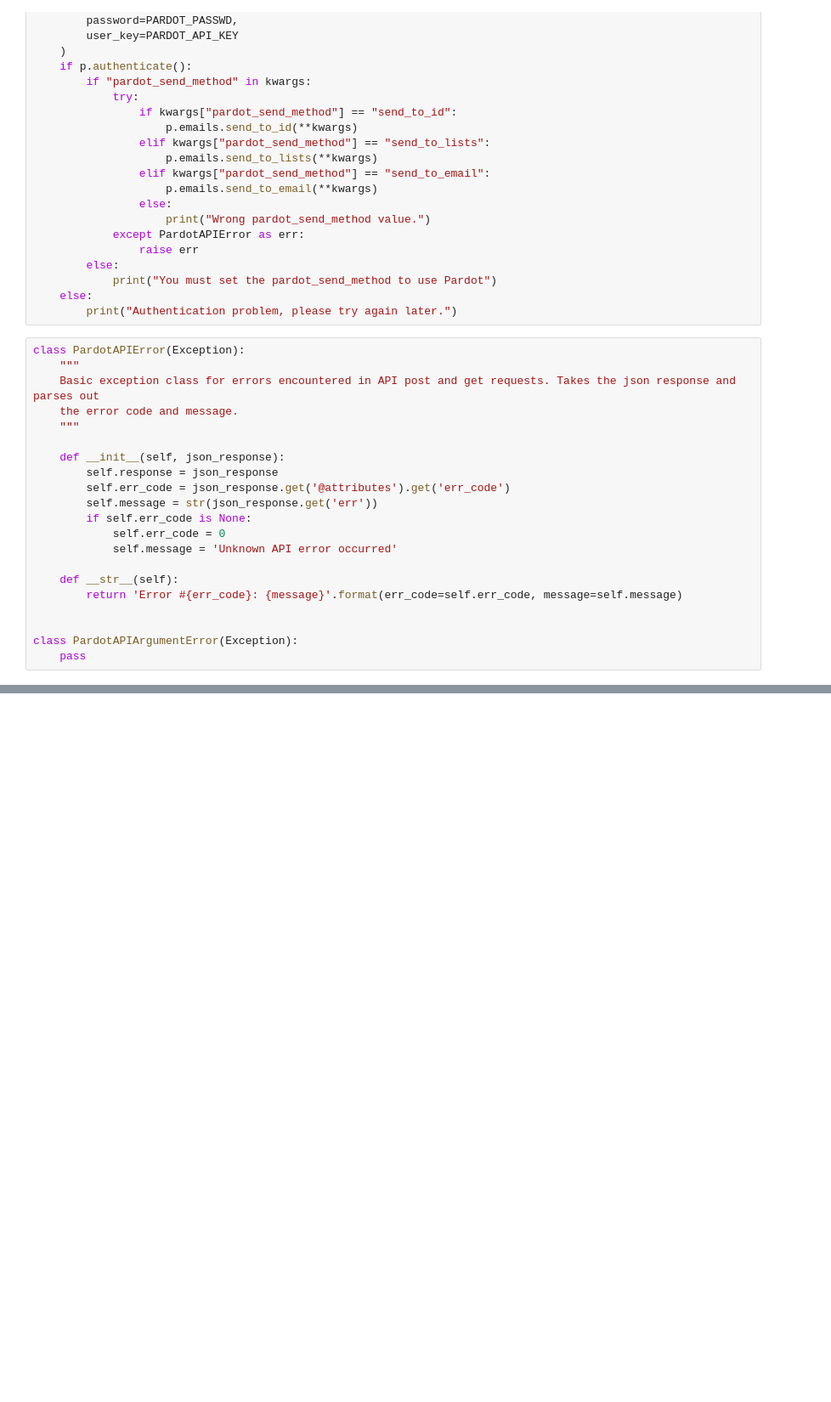
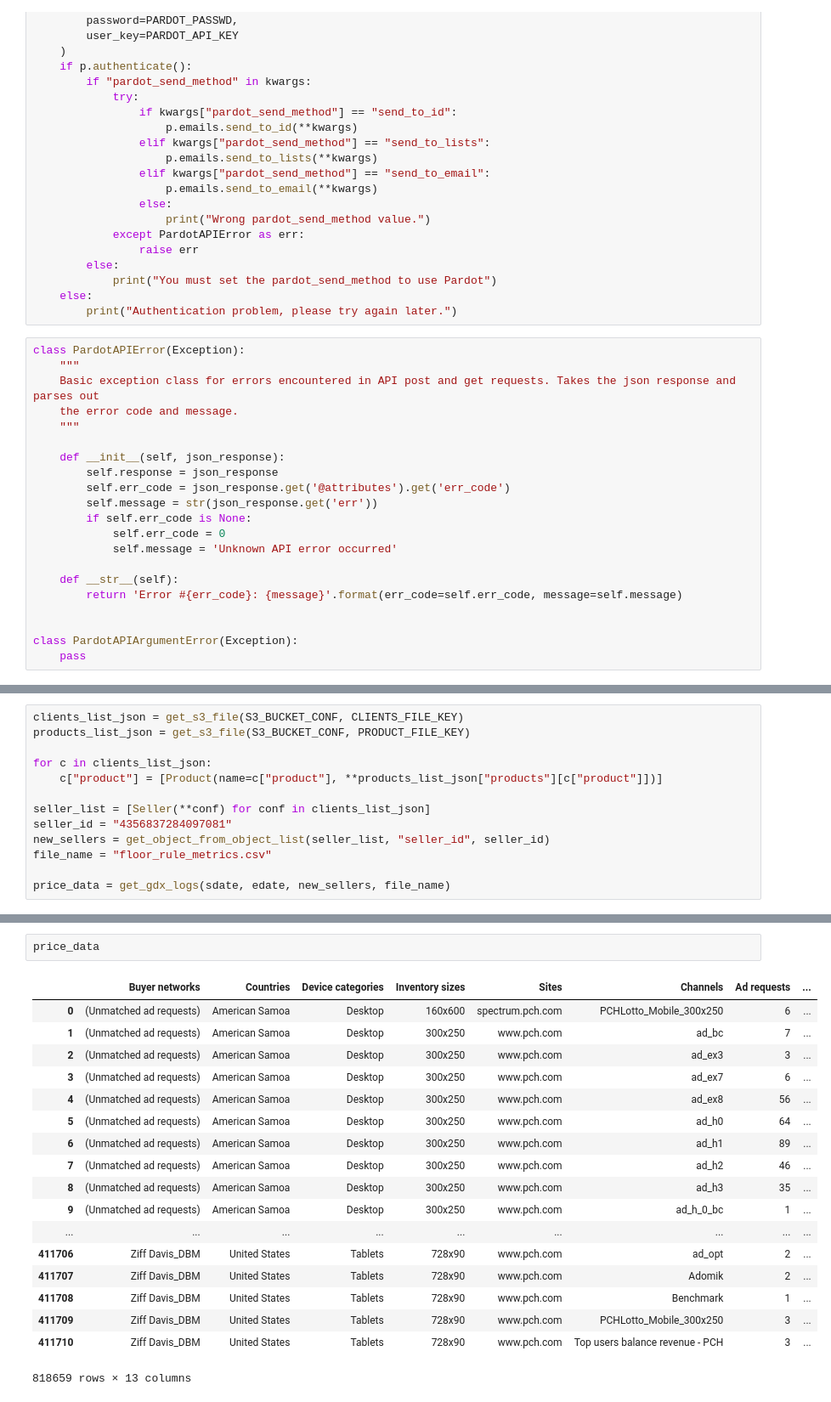
Before and after one commit to HenriChabert/snapshot, a Jupyter notebook: snapshot_v6.ipynb, the cells around one changed output, grey strips where cells are left out. Shown at 85% size. Drawn from its saved outputs; the diff is of its cells as text; blank space fills up the shorter version.

```diff
--- a/snapshot_v6.ipynb
+++ b/snapshot_v6.ipynb
@@ -3026,0 +3188,13 @@ sell_data.select_dtypes(include=['category'])
+# %%
+clients_list_json = get_s3_file(S3_BUCKET_CONF, CLIENTS_FILE_KEY)
+products_list_json = get_s3_file(S3_BUCKET_CONF, PRODUCT_FILE_KEY)
+
+for c in clients_list_json:
+    c["product"] = [Product(name=c["product"], **products_list_json["products"][c["product"]])]
+
+seller_list = [Seller(**conf) for conf in clients_list_json]
+seller_id = "4356837284097081"
+new_sellers = get_object_from_object_list(seller_list, "seller_id", seller_id)
+file_name = "floor_rule_metrics.csv"
+
+price_data = get_gdx_logs(sdate, edate, new_sellers, file_name)
@@ -3026,0 +3236,21 @@ sell_data.select_dtypes(include=['category'])
+# %%
+price_data
+# %% [output]
+|  | Buyer networks | Countries | Device categories | Inventory sizes | Sites | Channels | Ad requests | ... |
+| 0 | (Unmatched ad requests) | American Samoa | Desktop | 160x600 | spectrum.pch.com | PCHLotto_Mobile_300x250 | 6 | ... |
+| 1 | (Unmatched ad requests) | American Samoa | Desktop | 300x250 | www.pch.com | ad_bc | 7 | ... |
+| 2 | (Unmatched ad requests) | American Samoa | Desktop | 300x250 | www.pch.com | ad_ex3 | 3 | ... |
+| 3 | (Unmatched ad requests) | American Samoa | Desktop | 300x250 | www.pch.com | ad_ex7 | 6 | ... |
+| 4 | (Unmatched ad requests) | American Samoa | Desktop | 300x250 | www.pch.com | ad_ex8 | 56 | ... |
+| 5 | (Unmatched ad requests) | American Samoa | Desktop | 300x250 | www.pch.com | ad_h0 | 64 | ... |
+| 6 | (Unmatched ad requests) | American Samoa | Desktop | 300x250 | www.pch.com | ad_h1 | 89 | ... |
+| 7 | (Unmatched ad requests) | American Samoa | Desktop | 300x250 | www.pch.com | ad_h2 | 46 | ... |
+| 8 | (Unmatched ad requests) | American Samoa | Desktop | 300x250 | www.pch.com | ad_h3 | 35 | ... |
+| 9 | (Unmatched ad requests) | American Samoa | Desktop | 300x250 | www.pch.com | ad_h_0_bc | 1 | ... |
+| ... | ... | ... | ... | ... | ... | ... | ... | ... |
+| 411706 | Ziff Davis_DBM | United States | Tablets | 728x90 | www.pch.com | ad_opt | 2 | ... |
+| 411707 | Ziff Davis_DBM | United States | Tablets | 728x90 | www.pch.com | Adomik | 2 | ... |
+| 411708 | Ziff Davis_DBM | United States | Tablets | 728x90 | www.pch.com | Benchmark | 1 | ... |
+| 411709 | Ziff Davis_DBM | United States | Tablets | 728x90 | www.pch.com | PCHLotto_Mobile_300x250 | 3 | ... |
+| 411710 | Ziff Davis_DBM | United States | Tablets | 728x90 | www.pch.com | Top users balance revenue - PCH | 3 | ... |
+818659 rows × 13 columns
```
Also changed, not shown: parts of 32 cells of this notebook.
